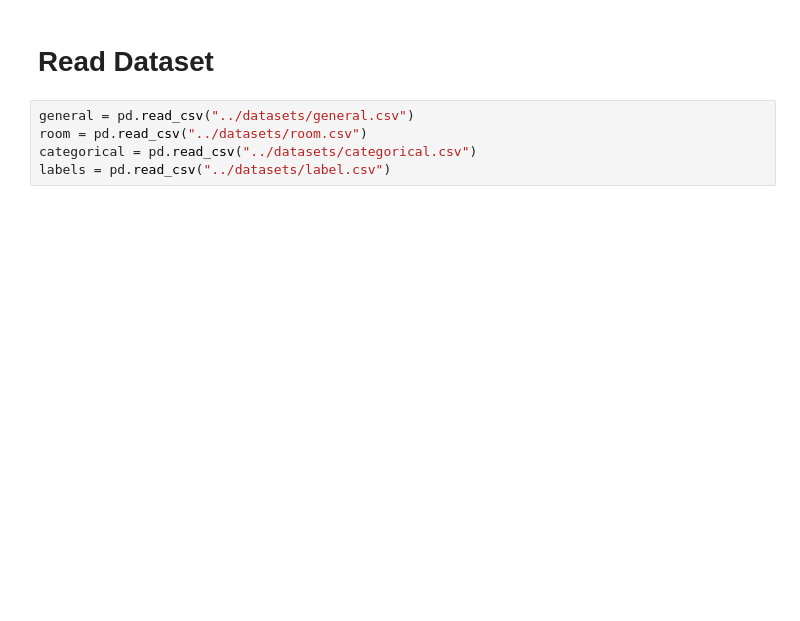
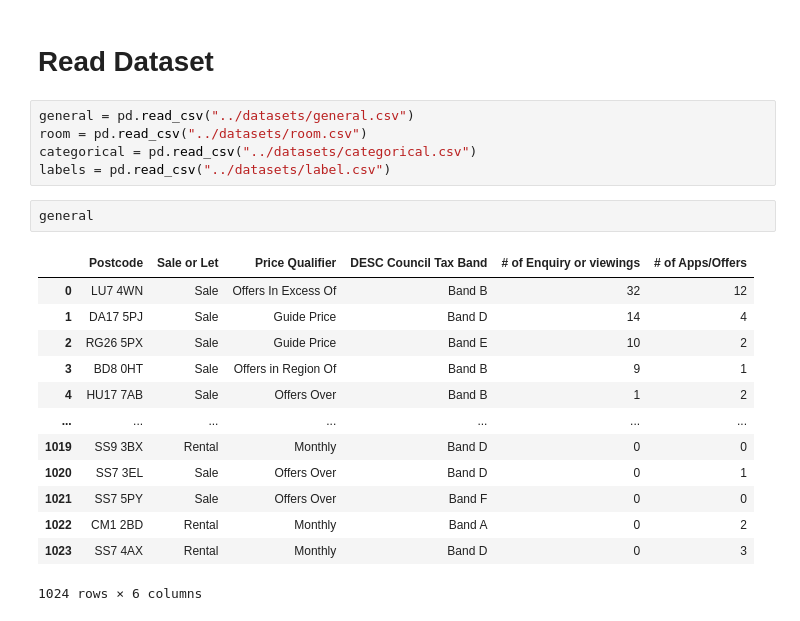
Before and after one commit to luowx0905/Individual-Project, a Jupyter notebook: sell property/build_model/build_basic_model.ipynb, the cells around one changed output. Cells and saved outputs as stored; diff of their text form; blank space fills up the shorter version.

```diff
--- a/sell property/build_model/build_basic_model.ipynb
+++ b/sell property/build_model/build_basic_model.ipynb
@@ -24,3 +25,19 @@ general = pd.read_csv("../datasets/general.csv")
 room = pd.read_csv("../datasets/room.csv")
 categorical = pd.read_csv("../datasets/categorical.csv")
 labels = pd.read_csv("../datasets/label.csv")
+# %%
+general
+# %% [output]
+|  | Postcode | Sale or Let | Price Qualifier | DESC Council Tax Band | # of Enquiry or viewings | # of Apps/Offers |
+| 0 | LU7 4WN | Sale | Offers In Excess Of | Band B | 32 | 12 |
+| 1 | DA17 5PJ | Sale | Guide Price | Band D | 14 | 4 |
+| 2 | RG26 5PX | Sale | Guide Price | Band E | 10 | 2 |
+| 3 | BD8 0HT | Sale | Offers in Region Of | Band B | 9 | 1 |
+| 4 | HU17 7AB | Sale | Offers Over | Band B | 1 | 2 |
+| ... | ... | ... | ... | ... | ... | ... |
+| 1019 | SS9 3BX | Rental | Monthly | Band D | 0 | 0 |
+| 1020 | SS7 3EL | Sale | Offers Over | Band D | 0 | 1 |
+| 1021 | SS7 5PY | Sale | Offers Over | Band F | 0 | 0 |
+| 1022 | CM1 2BD | Rental | Monthly | Band A | 0 | 2 |
+| 1023 | SS7 4AX | Rental | Monthly | Band D | 0 | 3 |
+1024 rows × 6 columns
```
Also changed, not shown: parts of 6 cells of this notebook, 3 other files.
